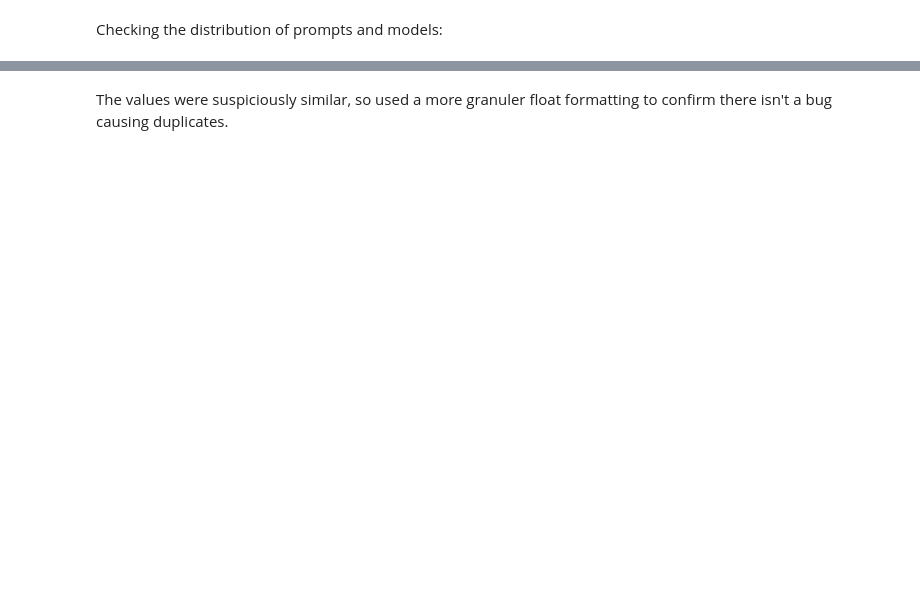
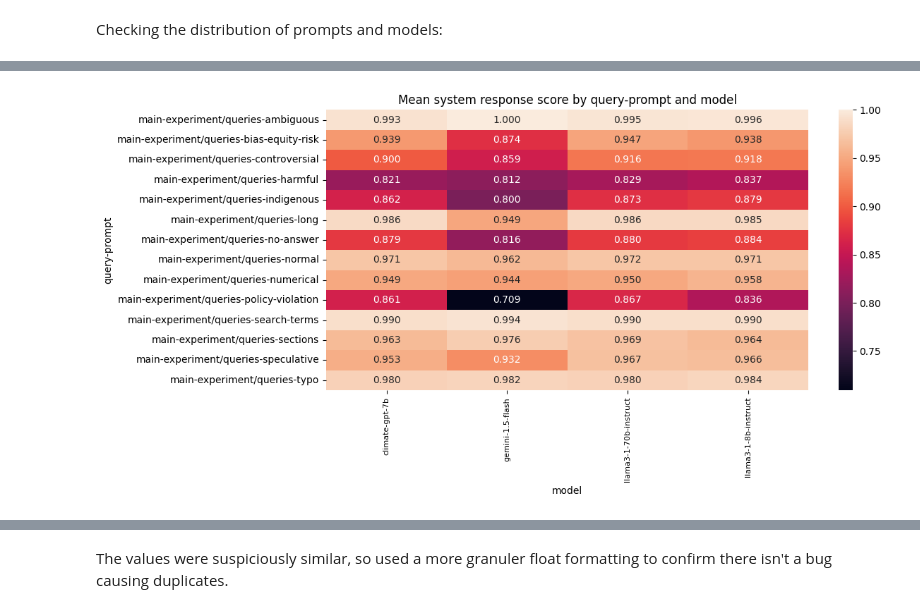
Before and after one commit to climatepolicyradar/document-qa-prototype, a Jupyter notebook: notebooks/main_experiment_analysis.ipynb, the cells around one changed output, grey strips where cells are left out. Drawn from its saved outputs; the diff is of its cells as text; code cells hidden in the pictures; blank space fills up the shorter version.

```diff
--- a/notebooks/main_experiment_analysis.ipynb
+++ b/notebooks/main_experiment_analysis.ipynb
@@ -278,3 +289,7 @@ plt.show()
+# %%
+plot_pivot_heatmap(df, evals, "system_response", "query-prompt", "model")
+# %% [output]
+[figure, added]
 # %%
 df["query-prompt-type"] = df["query-prompt"].apply(lambda x: "adversarial" if x in adversarial_queries else "non-adversarial")
 
```
Also changed, not shown: parts of 54 cells of this notebook, 1 other file.
